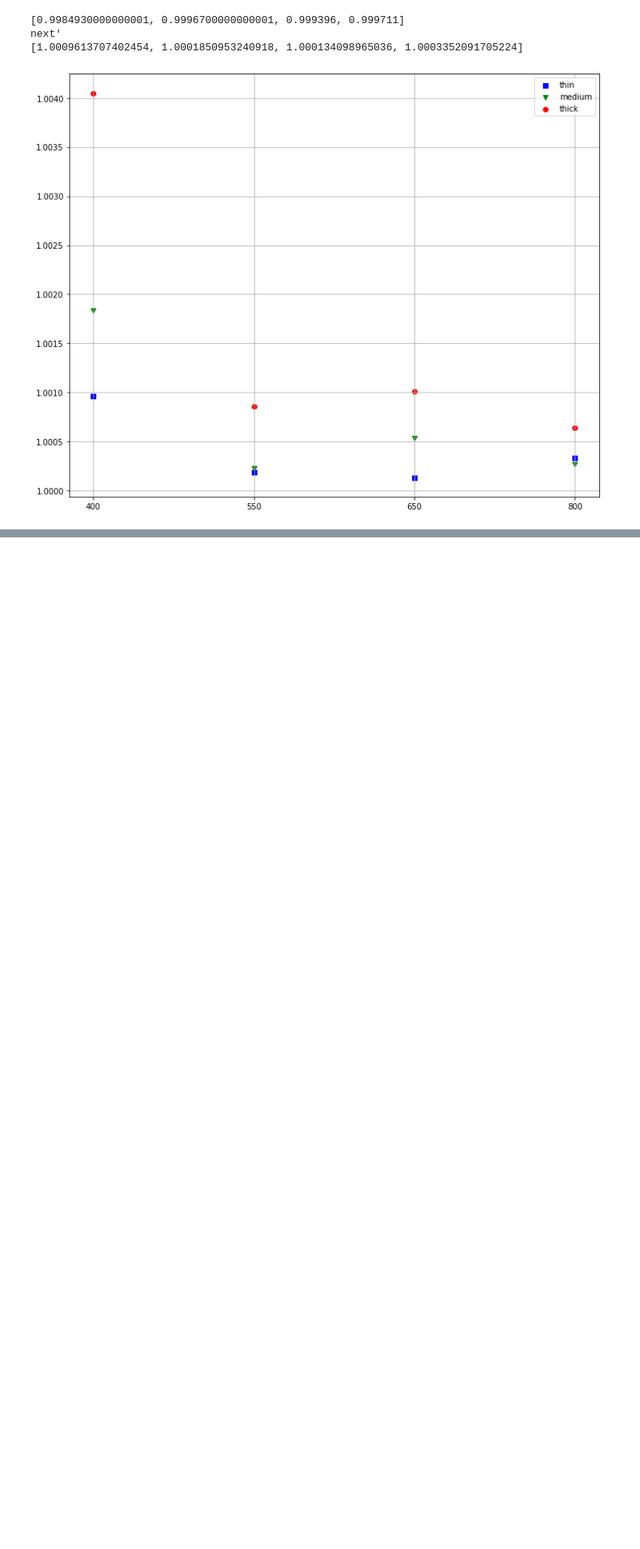
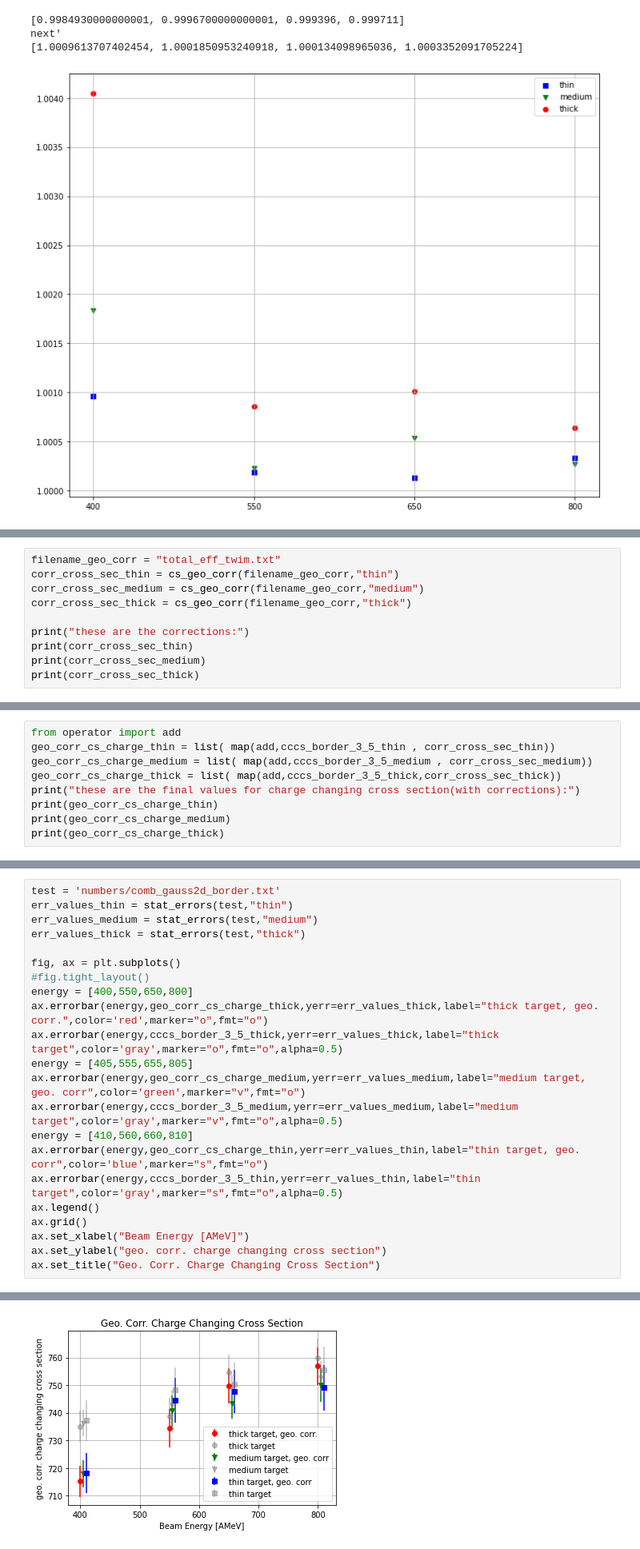
Before and after one commit to jenegger/r3bweek24_gsi, a Jupyter notebook: twim_eff_mw1_2.ipynb, the cells around one changed output, grey strips where cells are left out. Shown at 80% size. Saved outputs shown, nothing was run; the diff lists cells and outputs as text; blank space fills up the shorter version.

```diff
--- a/twim_eff_mw1_2.ipynb
+++ b/twim_eff_mw1_2.ipynb
@@ -75,0 +205,10 @@ next'
+# %%
+filename_geo_corr = "total_eff_twim.txt"
+corr_cross_sec_thin = cs_geo_corr(filename_geo_corr,"thin")
+corr_cross_sec_medium = cs_geo_corr(filename_geo_corr,"medium")
+corr_cross_sec_thick = cs_geo_corr(filename_geo_corr,"thick")
+
+print("these are the corrections:")
+print(corr_cross_sec_thin)
+print(corr_cross_sec_medium)
+print(corr_cross_sec_thick)
@@ -75,0 +233,9 @@ next'
+# %%
+from operator import add
+geo_corr_cs_charge_thin = list( map(add,cccs_border_3_5_thin , corr_cross_sec_thin))
+geo_corr_cs_charge_medium = list( map(add,cccs_border_3_5_medium , corr_cross_sec_medium))
+geo_corr_cs_charge_thick = list( map(add,cccs_border_3_5_thick,corr_cross_sec_thick))
+print("these are the final values for charge changing cross section(with corrections):")
+print(geo_corr_cs_charge_thin)
+print(geo_corr_cs_charge_medium)
+print(geo_corr_cs_charge_thick)
@@ -75,0 +247,23 @@ next'
+# %%
+test = 'numbers/comb_gauss2d_border.txt'
+err_values_thin = stat_errors(test,"thin")
+err_values_medium = stat_errors(test,"medium")
+err_values_thick = stat_errors(test,"thick")
+
+fig, ax = plt.subplots()
+#fig.tight_layout()
+energy = [400,550,650,800]
+ax.errorbar(energy,geo_corr_cs_charge_thick,yerr=err_values_thick,label="thick target, geo. corr.",color='red',marker="o",fmt="o")
+ax.errorbar(energy,cccs_border_3_5_thick,yerr=err_values_thick,label="thick target",color='gray',marker="o",fmt="o",alpha=0.5)
+energy = [405,555,655,805]
+ax.errorbar(energy,geo_corr_cs_charge_medium,yerr=err_values_medium,label="medium target, geo. corr",color='green',marker="v",fmt="o")
+ax.errorbar(energy,cccs_border_3_5_medium,yerr=err_values_medium,label="medium target",color='gray',marker="v",fmt="o",alpha=0.5)
+energy = [410,560,660,810]
+ax.errorbar(energy,geo_corr_cs_charge_thin,yerr=err_values_thin,label="thin target, geo. corr",color='blue',marker="s",fmt="o")
+ax.errorbar(energy,cccs_border_3_5_thin,yerr=err_values_thin,label="thin target",color='gray',marker="s",fmt="o",alpha=0.5)
+ax.legend()
+ax.grid()
+ax.set_xlabel("Beam Energy [AMeV]")
+ax.set_ylabel("geo. corr. charge changing cross section")
+ax.set_title("Geo. Corr. Charge Changing Cross Section")
+# %% [output]
@@ -75,0 +288 @@ next'
+[figure, added]
```
Also changed, not shown: parts of 7 cells of this notebook, 20 other files.
